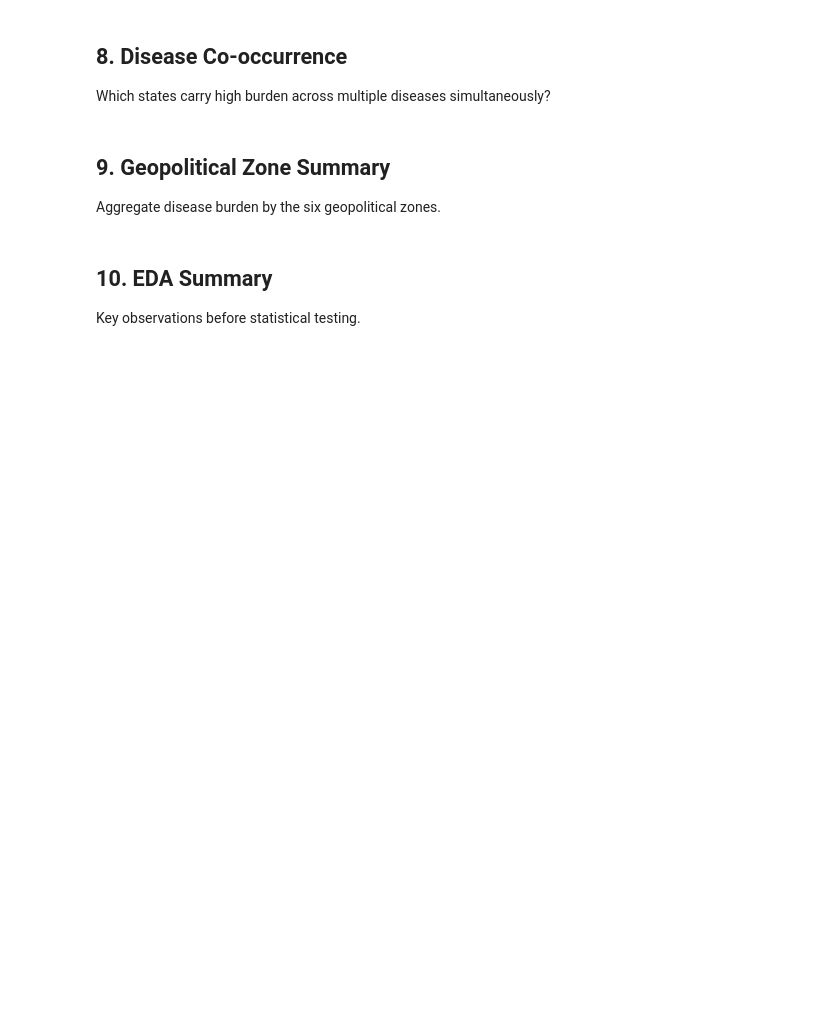
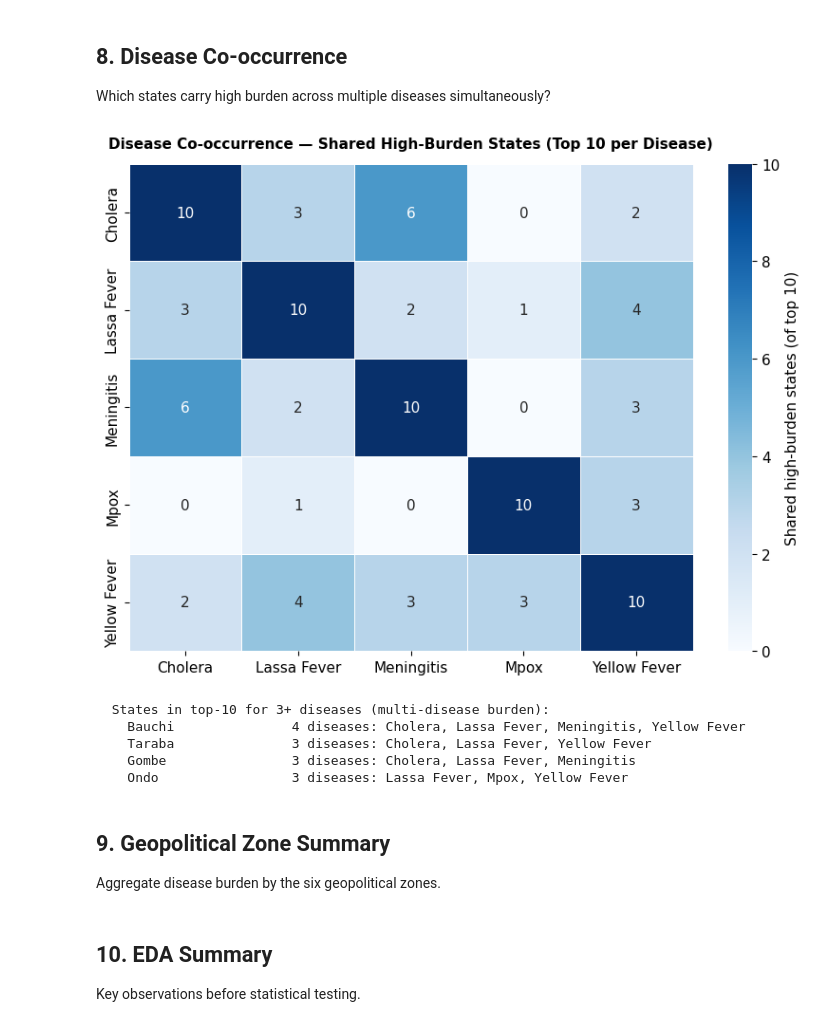
Before and after one commit to ayodeji07/nigeria-disease-surveillance, a Jupyter notebook: notebooks/03_eda.ipynb, the cells around one changed output. Drawn from its saved outputs; the diff is of its cells as text; code cells hidden in the pictures; blank space fills up the shorter version.

```diff
--- a/notebooks/03_eda.ipynb
+++ b/notebooks/03_eda.ipynb
@@ -248,12 +341,13 @@ print(cfr_summary.to_string())
 
 Which states carry high burden across multiple diseases simultaneously?
 # %%
-# States with top-10 burden per disease — find overlap
+# States with top-10 burden per disease — uses primary_cases so meningitis
+# high-burden states are identified from suspected (not all-zero confirmed)
 top_per_disease = {}
 for disease in df['disease'].unique():
     top = (
         df[df['disease'] == disease]
-        .groupby('state')['confirmed_cases']
+        .groupby('state')['primary_cases']
         .sum()
         .sort_values(ascending=False)
         .head(10)
@@ -272,33 +366,40 @@ for d1 in diseases:
         )
 
 fig, ax = plt.subplots(figsize=(8, 6))
 sns.heatmap(
     cooccur.astype(int),
     ax       = ax,
     annot    = True,
     fmt      = 'd',
     cmap     = 'Blues',
     cbar_kws = {'label': 'Shared high-burden states (of top 10)'},
     linewidths = 0.5,
 )
 ax.set_title(
     'Disease Co-occurrence — Shared High-Burden States (Top 10 per Disease)',
     fontsize=11, fontweight='bold', pad=12
 )
 plt.tight_layout()
 plt.show()
 
 # States appearing in top-10 for 3+ diseases
 all_top = []
 for states in top_per_disease.values():
     all_top.extend(states)
 from collections import Counter
 multi_burden = {s: n for s, n in Counter(all_top).items() if n >= 3}
 if multi_burden:
     print('\n  States in top-10 for 3+ diseases (multi-disease burden):')
     for state, count in sorted(multi_burden.items(), key=lambda x: -x[1]):
         diseases_list = [d for d, s in top_per_disease.items() if state in s]
         print(f'    {state:<20} {count} diseases: {", ".join(diseases_list)}')
+# %% [output]
+[figure, added]
+  States in top-10 for 3+ diseases (multi-disease burden):
+    Bauchi               4 diseases: Cholera, Lassa Fever, Meningitis, Yellow Fever
+    Taraba               3 diseases: Cholera, Lassa Fever, Yellow Fever
+    Gombe                3 diseases: Cholera, Lassa Fever, Meningitis
+    Ondo                 3 diseases: Lassa Fever, Mpox, Yellow Fever
 # %% [markdown]
 ## 9. Geopolitical Zone Summary
 
```
Also changed, not shown: parts of 11 cells of this notebook, 42 other files.
